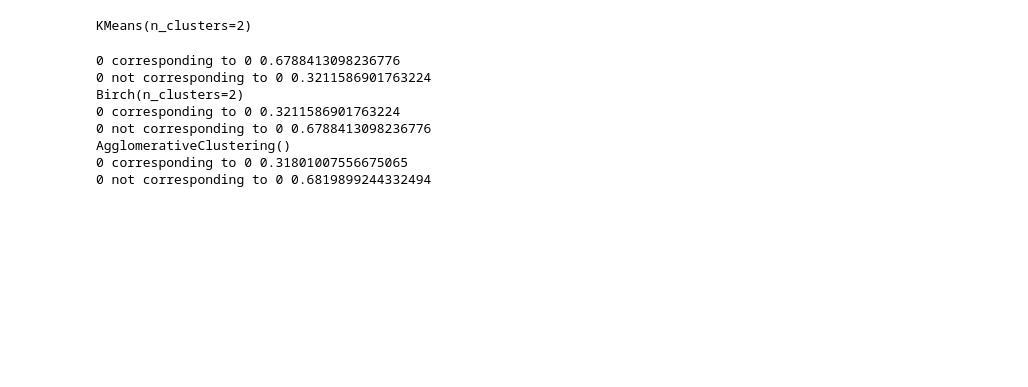
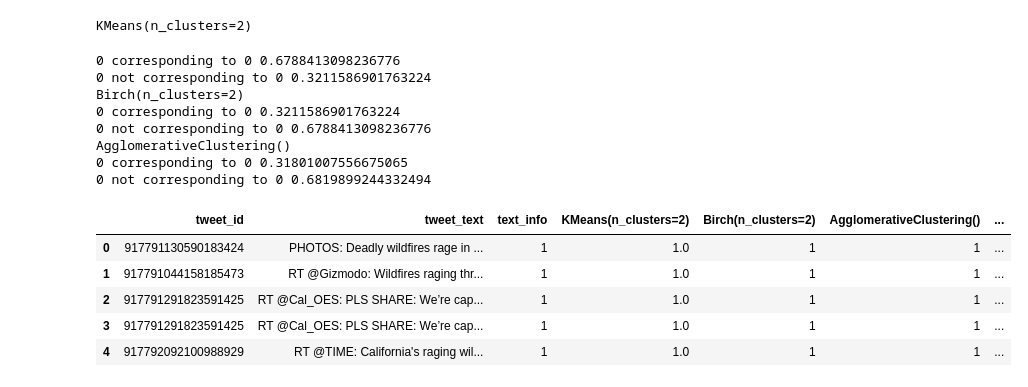
Before and after one commit to RachnaKedigehalli/Disaster-Visual-Analytics, a Jupyter notebook: ensemble/ensemble_clustering_vis.ipynb, the cells around one changed output. Drawn from its saved outputs; the diff is of its cells as text; code cells hidden in the pictures; blank space fills up the shorter version.

```diff
--- a/ensemble/ensemble_clustering_vis.ipynb
+++ b/ensemble/ensemble_clustering_vis.ipynb
@@ -180,3 +200,13 @@ Birch(n_clusters=2)
 AgglomerativeClustering()
 0 corresponding to 0 0.31801007556675065
 0 not corresponding to 0 0.6819899244332494
+# %%
+data['ensemble'] = y_ensemble
+data.head()
+# %% [output]
+|  | tweet_id | tweet_text | text_info | KMeans(n_clusters=2) | Birch(n_clusters=2) | AgglomerativeClustering() | ... |
+| 0 | 917791130590183424 | PHOTOS: Deadly wildfires rage in ... | 1 | 1.0 | 1 | 1 | ... |
+| 1 | 917791044158185473 | RT @Gizmodo: Wildfires raging thr... | 1 | 1.0 | 1 | 1 | ... |
+| 2 | 917791291823591425 | RT @Cal_OES: PLS SHARE: We’re cap... | 1 | 1.0 | 1 | 1 | ... |
+| 3 | 917791291823591425 | RT @Cal_OES: PLS SHARE: We’re cap... | 1 | 1.0 | 1 | 1 | ... |
+| 4 | 917792092100988929 | RT @TIME: California's raging wil... | 1 | 1.0 | 1 | 1 | ... |
```
Also changed, not shown: parts of 9 cells of this notebook, 10 other files.
